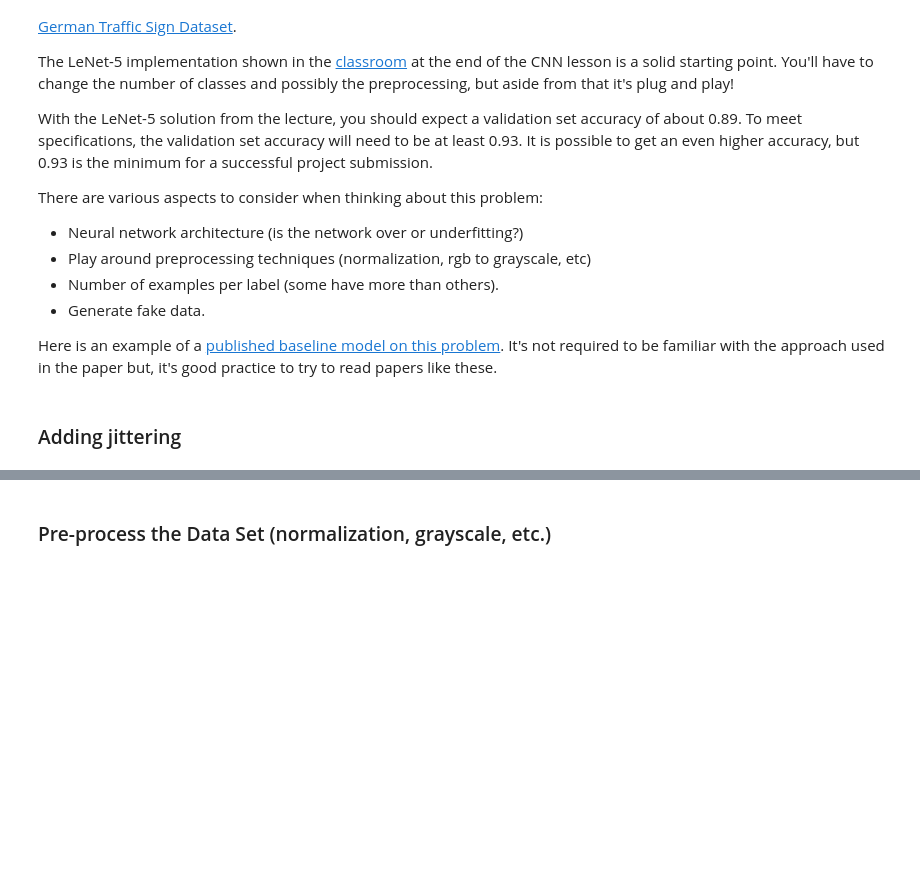
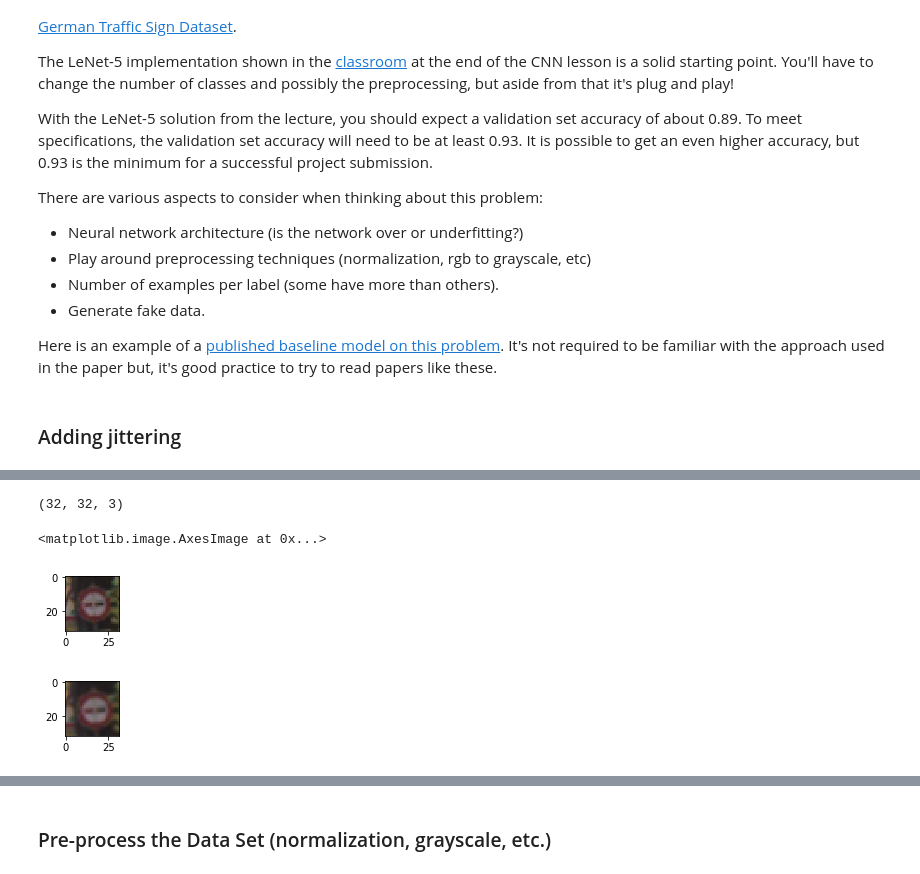
Before and after one commit to nyukhalov/CarND-Traffic-Sign-Classifier-Project, a Jupyter notebook: Traffic_Sign_Classifier.ipynb, the cells around one changed output, grey strips where cells are left out. Saved outputs shown, nothing was run; the diff lists cells and outputs as text; code cells hidden in the pictures; blank space fills up the shorter version.

```diff
--- a/Traffic_Sign_Classifier.ipynb
+++ b/Traffic_Sign_Classifier.ipynb
@@ -255,24 +269,31 @@ plt.imshow(image_tr.squeeze())
 # %%
 import random
 import cv2
 
 # Randomly scales image
 def r_scale(img):
     rows,cols = img.shape[:2]
-    factor = 1 + 0.3 * random.random()
+    factor = 1 + 0.1 * random.random() # scale up at most 10%
     big = cv2.resize(image, (0,0), fx=factor, fy=factor)
     offset = (big.shape[0] - rows) // 2
     res = big[offset:offset+rows,offset:offset+rows]
     return res
 
 index = random.randint(0, len(X_train))
 image = X_train[index]
-image_tr = r_scale(image)
+image_scale = r_scale(image)
+
+print(image_scale.shape)
 
 plt.figure(figsize=(1,1))
 plt.imshow(image.squeeze())
 plt.figure(figsize=(1,1))
-plt.imshow(image_tr.squeeze())
+plt.imshow(image_scale.squeeze())
+# %% [output]
+(32, 32, 3)
+<matplotlib.image.AxesImage at 0x...>
+[figure, added]
+[figure, added]
 # %%
 import random
 import cv2
```
Also changed, not shown: parts of 12 cells of this notebook.
